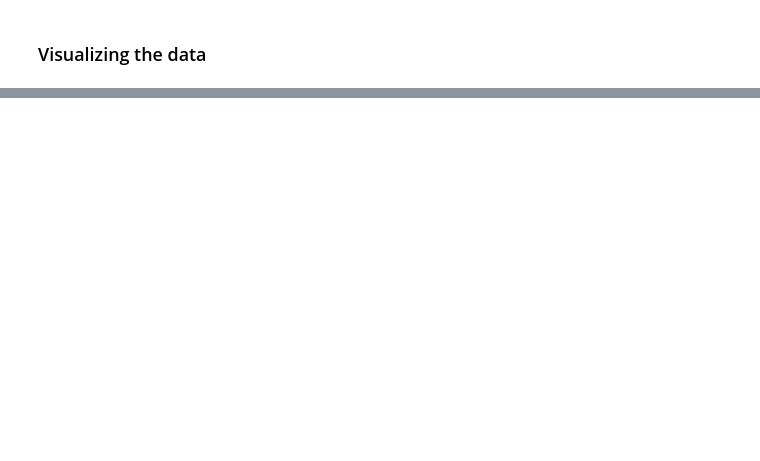
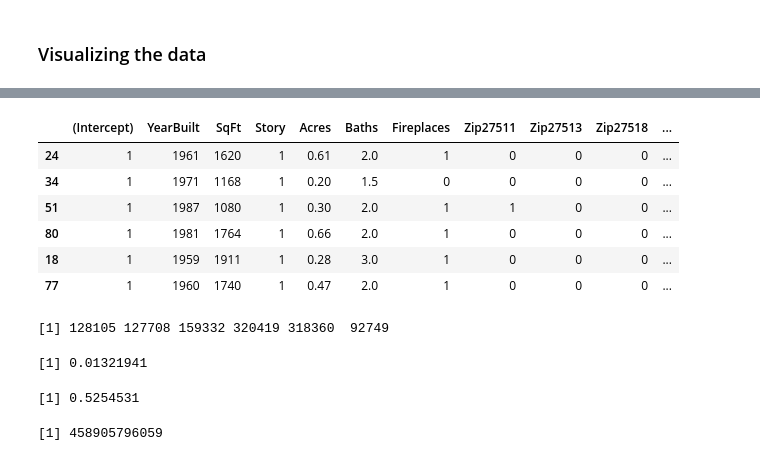
Before and after one commit to Mamie/STATS202F16Kaggle, a Jupyter notebook: notes/notes_exploratoryDataAnalysis_20161105.ipynb, the cells around one changed output, grey strips where cells are left out. Drawn from its saved outputs; the diff is of its cells as text; code cells hidden in the pictures; blank space fills up the shorter version.

```diff
--- a/notes/notes_exploratoryDataAnalysis_20161105.ipynb
+++ b/notes/notes_exploratoryDataAnalysis_20161105.ipynb
@@ -68,0 +99,28 @@ pairs(train)
+# %%
+head(x.train)
+head(y.train)
+# %% [output]
+|  | (Intercept) | YearBuilt | SqFt | Story | Acres | Baths | Fireplaces | Zip27511 | Zip27513 | Zip27518 | ... |
+| 24 | 1 | 1961 | 1620 | 1 | 0.61 | 2.0 | 1 | 0 | 0 | 0 | ... |
+| 34 | 1 | 1971 | 1168 | 1 | 0.20 | 1.5 | 0 | 0 | 0 | 0 | ... |
+| 51 | 1 | 1987 | 1080 | 1 | 0.30 | 2.0 | 1 | 1 | 0 | 0 | ... |
+| 80 | 1 | 1981 | 1764 | 1 | 0.66 | 2.0 | 1 | 0 | 0 | 0 | ... |
+| 18 | 1 | 1959 | 1911 | 1 | 0.28 | 3.0 | 1 | 0 | 0 | 0 | ... |
+| 77 | 1 | 1960 | 1740 | 1 | 0.47 | 2.0 | 1 | 0 | 0 | 0 | ... |
+[1] 128105 127708 159332 320419 318360  92749
+# %%
+# selection of the lambda by cross validation
+grid = 10^seq(10, -2, length=100)
+ridge.mod = cv.glmnet(x.train, y.train, alpha=0, lambda=grid,
+                     thresh=1e-12)
+lambda.best = ridge.mod$lambda.min
+lambda.best
+# %% [output]
+[1] 0.01321941
+# %%
+ridge.pred = predict(ridge.mod, newx=x.test, s=lambda.best)
+1-mean((ridge.pred-y.test)^2)/mean((mean(y.test)-y.test)^2)
+mean((ridge.pred-y.test)^2)
+# %% [output]
+[1] 0.5254531
+[1] 458905796059
```
Also changed, not shown: parts of 7 cells of this notebook.
